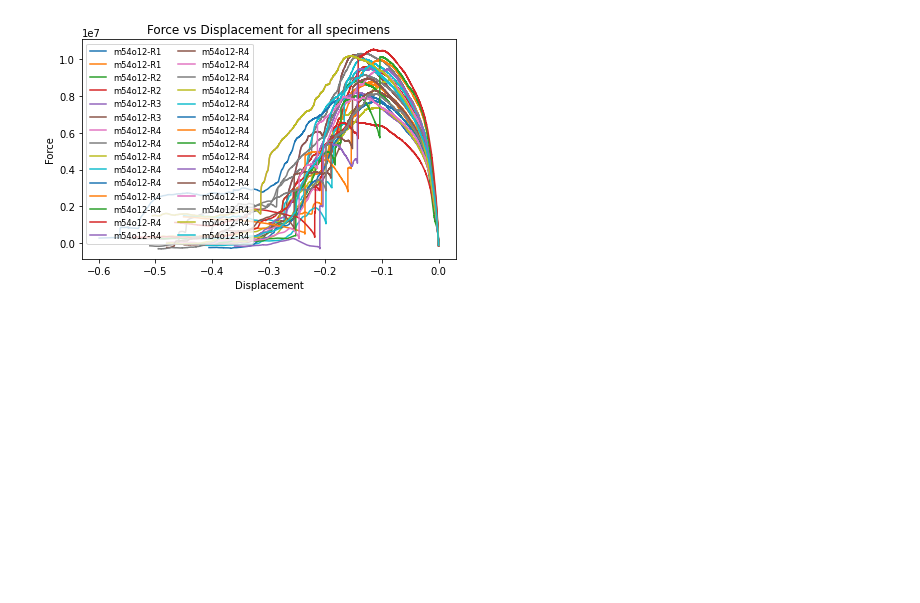
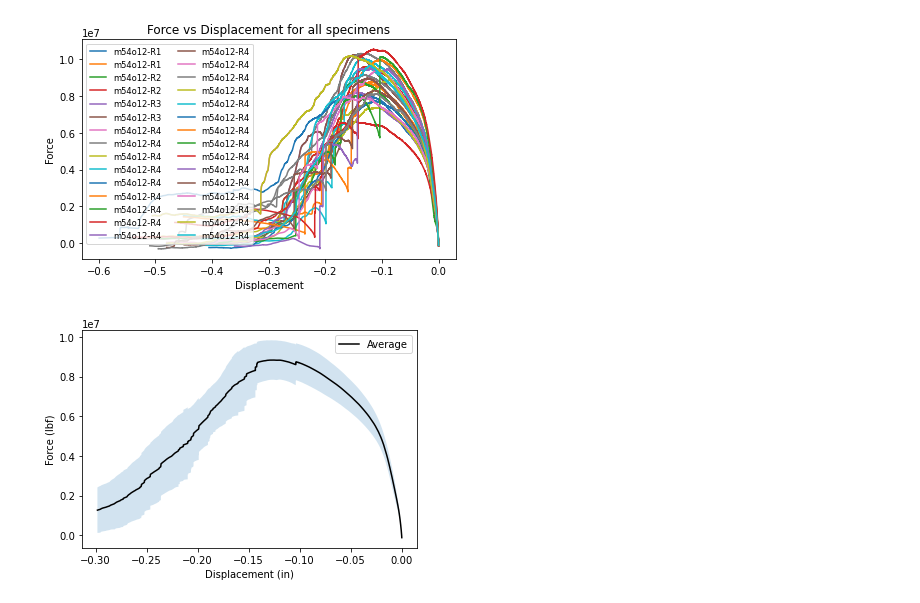
Before and after one commit to cfsrc/FastenerConnectionTeam, a Jupyter notebook: OSB_JSON.ipynb, the cells around one changed output. Cells and saved outputs as stored; diff of their text form; code cells hidden in the pictures; blank space fills up the shorter version.

```diff
--- a/OSB_JSON.ipynb
+++ b/OSB_JSON.ipynb
@@ -192,3 +315,23 @@ plt.tight_layout()
 plt.show()
 # %% [output]
 [figure]
+# %%
+all_forces = [specimen['test']['force'] for specimen in all_specimens]
+all_displacements = [specimen['test']['displacement'] for specimen in all_specimens]
+
+min_length = min(len(force) for force in all_forces)
+
+truncated_forces = [force[:min_length] for force in all_forces]
+truncated_displacements = [displacement[:min_length] for displacement in all_displacements]
+
+mean_force = np.mean(truncated_forces, axis=0)
+std_force = np.std(truncated_forces, axis=0)
+
+plt.fill_between(truncated_displacements[0], mean_force - std_force, mean_force + std_force, alpha=0.2)
+plt.plot(truncated_displacements[0], mean_force, 'k-', label='Average')
+plt.xlabel('Displacement (in)')
+plt.ylabel('Force (lbf)')
+plt.legend()
+plt.show()
+# %% [output]
+[figure, added]
```
Also changed, not shown: parts of 10 cells of this notebook.
